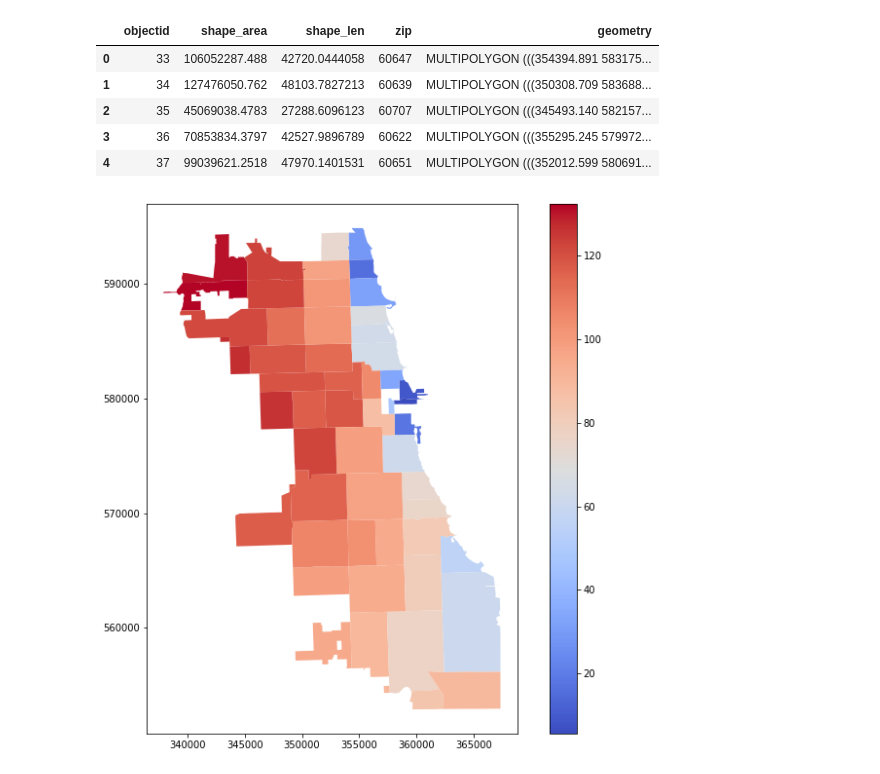
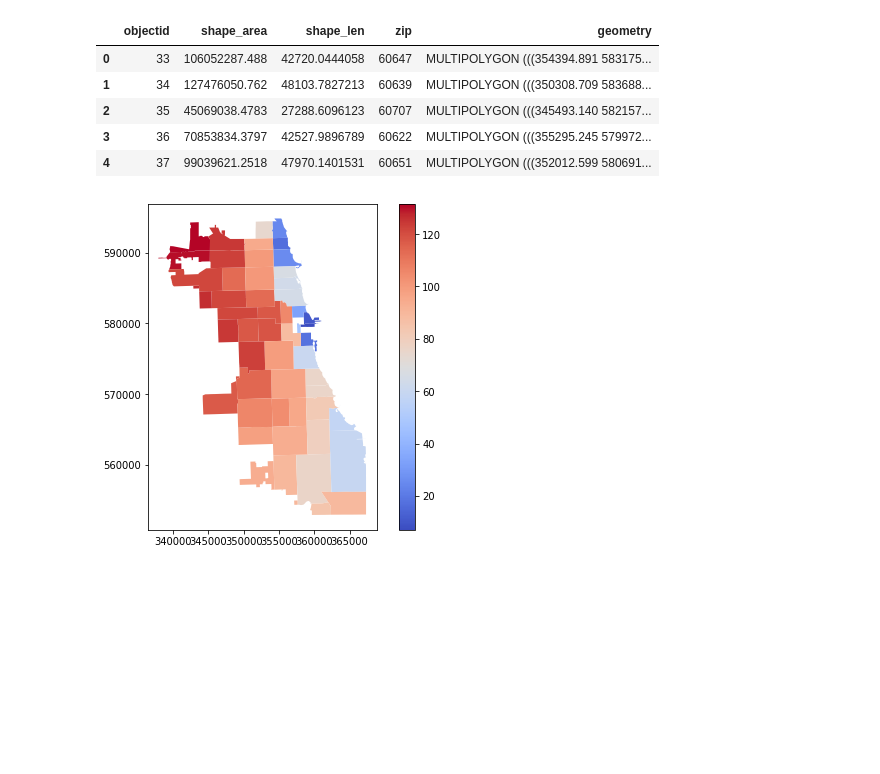
Before and after one commit to kywch/geo-colab, a Jupyter notebook: Generate_Chicago_Traces.ipynb, the cells around one changed output. Saved outputs shown, nothing was run; the diff lists cells and outputs as text; code cells hidden in the pictures; blank space fills up the shorter version.

```diff
--- a/Generate_Chicago_Traces.ipynb
+++ b/Generate_Chicago_Traces.ipynb
@@ -513,10 +597,10 @@ stress_gdf = pd.merge(chi_zipcode, agg_by_zip, how='left', left_on='zip', right_
 # %%
 ax = stress_gdf.plot(column='stress_score',
                      cmap = "coolwarm",
                      legend = True,
-                     figsize=(12,10))
+                     figsize=(8,6))
 # %% [output]
-[figure, old version]
+[figure, new version]
 # %% [markdown]
 ### Compare with Ashish's heat vulnerability index figure
 https://iopscience.iop.org/article/10.1088/1748-9326/aad93c
```
Also changed, not shown: parts of 18 cells of this notebook.
